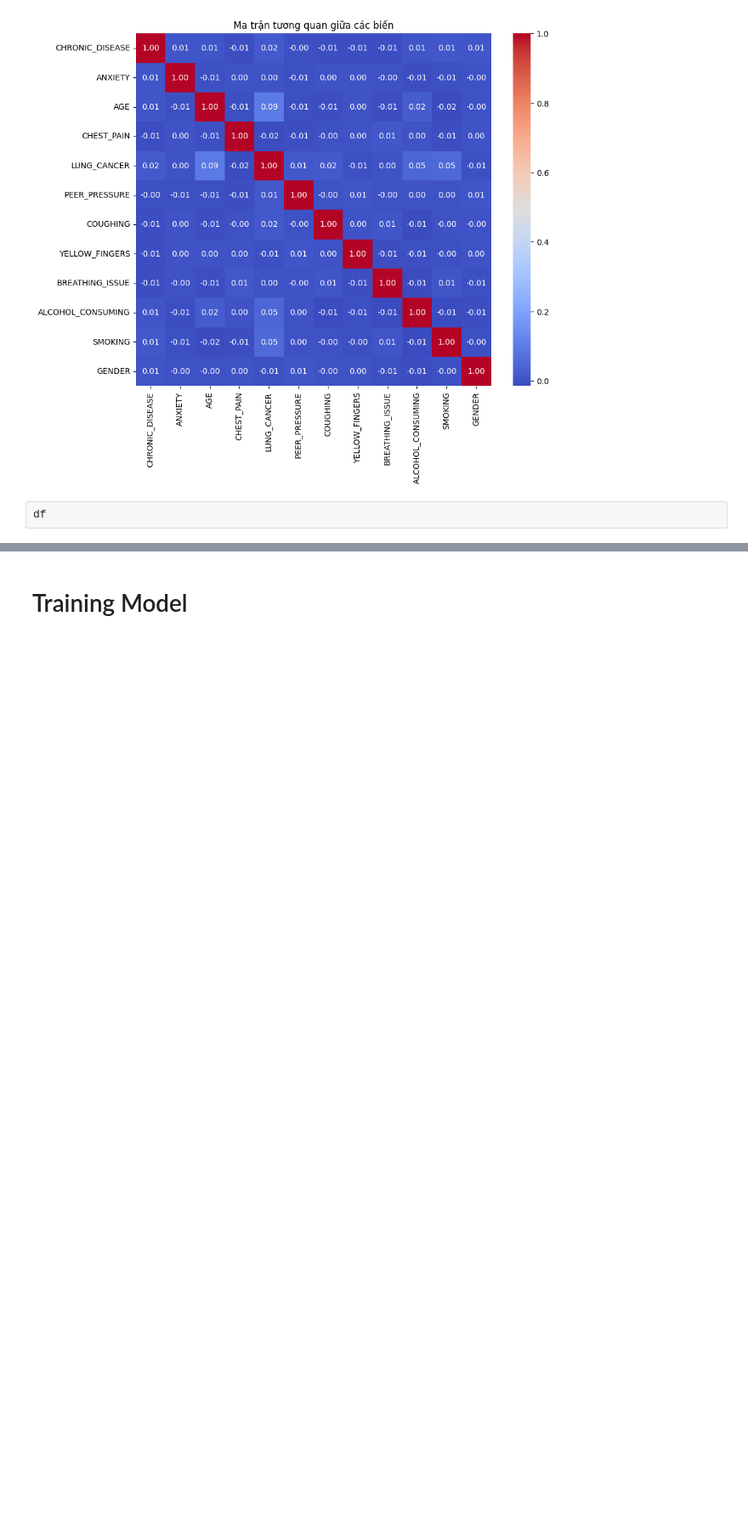
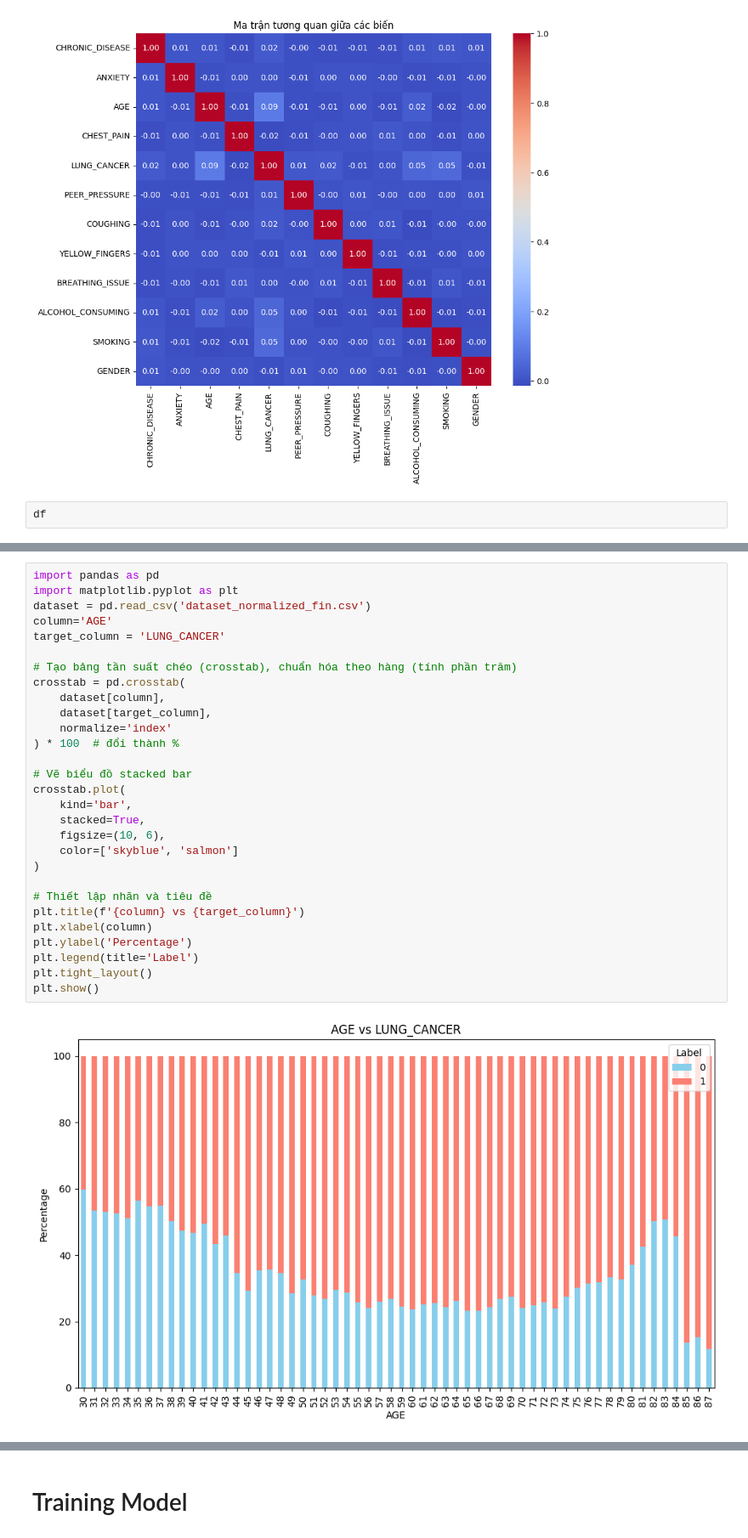
Before and after one commit to VuVietDung-bk/IT3190_Group_7_Lung_Cancer, a Jupyter notebook: BTL_IT3190.ipynb, the cells around one changed output, grey strips where cells are left out. Shown at 85% size. Drawn from its saved outputs; the diff is of its cells as text; blank space fills up the shorter version.

```diff
--- a/BTL_IT3190.ipynb
+++ b/BTL_IT3190.ipynb
@@ -165,0 +259,31 @@ df
+# %%
+import pandas as pd
+import matplotlib.pyplot as plt
+dataset = pd.read_csv('dataset_normalized_fin.csv')
+column='AGE'
+target_column = 'LUNG_CANCER'
+
+# Tạo bảng tần suất chéo (crosstab), chuẩn hóa theo hàng (tính phần trăm)
+crosstab = pd.crosstab(
+    dataset[column],
+    dataset[target_column],
+    normalize='index'
+) * 100  # đổi thành %
+
+# Vẽ biểu đồ stacked bar
+crosstab.plot(
+    kind='bar',
+    stacked=True,
+    figsize=(10, 6),
+    color=['skyblue', 'salmon']
+)
+
+# Thiết lập nhãn và tiêu đề
+plt.title(f'{column} vs {target_column}')
+plt.xlabel(column)
+plt.ylabel('Percentage')
+plt.legend(title='Label')
+plt.tight_layout()
+plt.show()
+# %% [output]
+[figure, added]
```
Also changed, not shown: parts of 4 cells of this notebook, 2 other files.
